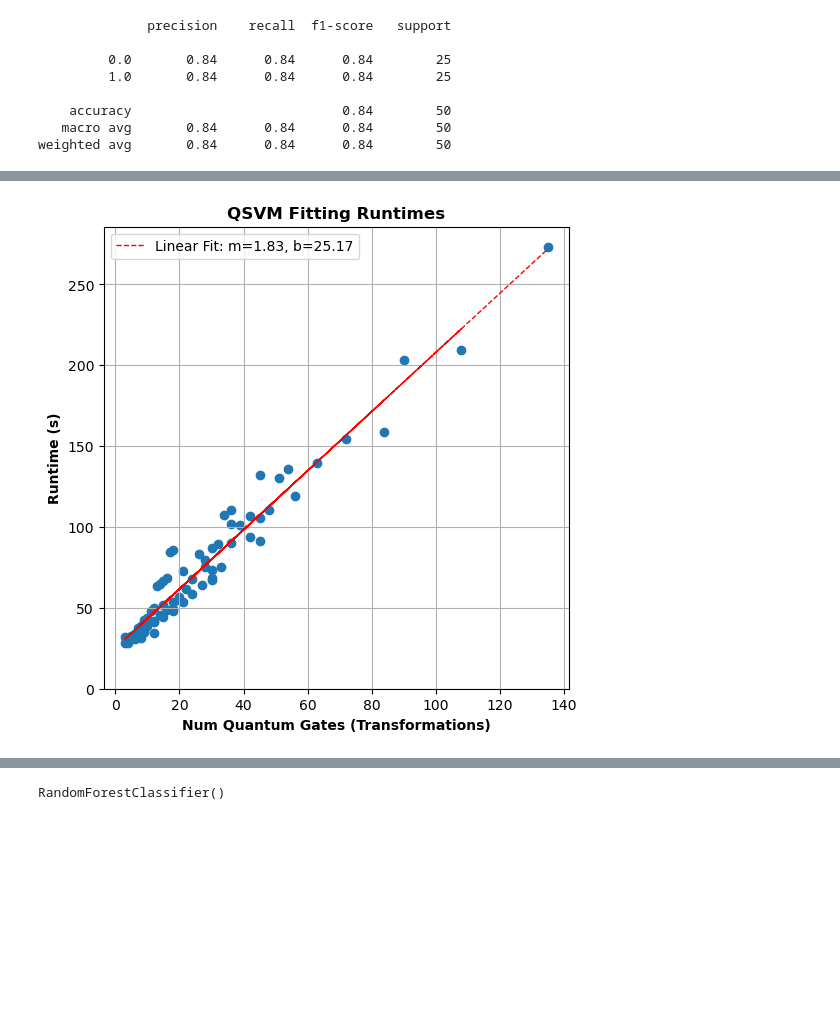
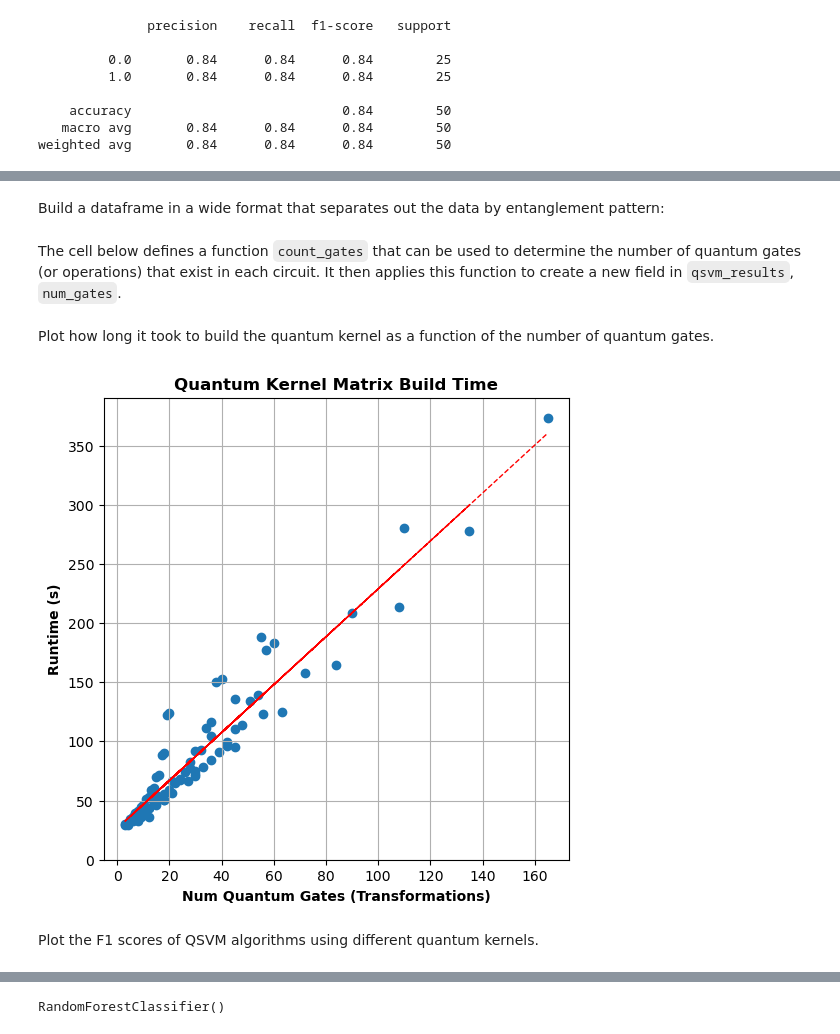
Before and after one commit to williamzjasmine/CUNY_SPS_DS, a Jupyter notebook: DATA_698/final_project/src/Data_698_Final_Project.ipynb, the cells around one changed output, grey strips where cells are left out. Saved outputs shown, nothing was run; the diff lists cells and outputs as text; code cells hidden in the pictures; blank space fills up the shorter version.

```diff
--- a/DATA_698/final_project/src/Data_698_Final_Project.ipynb
+++ b/DATA_698/final_project/src/Data_698_Final_Project.ipynb
@@ -850,5 +843,5 @@ def evaluate_qsvm(qubits_range, entanglement_types, reps_range, importance_df, X
 # %%
-qubits_range = list(range(2,10))
+qubits_range = list(range(2,11))
 entanglement_types = ['linear', 'circular', 'full']
 reps_range = [1,2,3]
 
@@ -866,3 +859,4 @@ sheet_name = 'QSVM'
 #     qsvm_results.to_excel(writer, sheet_name=sheet_name, index=False)
 
 qsvm_results = pd.read_excel(excel_file, sheet_name=sheet_name)
+qsvm_results = qsvm_results[qsvm_results['num_qubits'] <= 10]
@@ -912,3 +912,5 @@ plot_qsvm_results(qsvm_results, 'reps', 'q_time', qubits_range, 'num_qubits',
+# %% [markdown]
+Build a dataframe in a wide format that separates out the data by entanglement pattern:
 # %%
 filter_cols = ['num_qubits', 'reps', 'q_time']
 linear = qsvm_results[qsvm_results['entanglement_type'] == 'linear'][filter_cols]
@@ -918,6 +920,8 @@ full = qsvm_results[qsvm_results['entanglement_type'] == 'full'][filter_cols]
 entanglement_times = pd.merge(full,
                               pd.merge(linear, circular, on=['reps', 'num_qubits'], suffixes=('_linear', '_circular')),
                               on=['reps', 'num_qubits'],suffixes=('full_', ''))
+# %% [markdown]
+The cell below defines a function `count_gates` that can be used to determine the number of quantum gates (or operations) that exist in each circuit. It then applies this function to create a new field in `qsvm_results`, `num_gates`.
 # %%
 def count_gates(pattern, n, r):
     if pattern == 'linear':
@@ -931,28 +935,31 @@ qsvm_results['num_gates'] = qsvm_results.apply(
     lambda row: count_gates(row['entanglement_type'], row['num_qubits'], row['reps']),
     axis=1
 )
+# %% [markdown]
+Plot how long it took to build the quantum kernel as a function of the number of quantum gates.
 # %%
 fig_count += 1
 plt.figure(figsize=(figsize_x, figsize_y))
 
 x = qsvm_results['num_gates']
 y = qsvm_results['q_time']
 m, b = np.polyfit(x, y, 1)  # Linear fit (degree 1)
 
 plt.scatter(qsvm_results['num_gates'], qsvm_results['q_time'])
 plt.plot(x, m * x + b, color='red', ls='--', lw=1, label=f'Linear Fit: m={round(m,2)}, b={round(b,2)}')
 
-plt.title('QSVM Fitting Runtimes', fontweight='bold')
+plt.title('Quantum Kernel Matrix Build Time', fontweight='bold')
 plt.xlabel('Num Quantum Gates (Transformations)', fontweight='bold')
 plt.ylabel('Runtime (s)', fontweight='bold')
 plt.ylim(0)
-plt.legend()
 
 plt.grid()
 plt.savefig(f'../documents/figures/fig_12.png')
 plt.show()
 # %% [output]
-[figure, old version]
+[figure, new version]
+# %% [markdown]
+Plot the F1 scores of QSVM algorithms using different quantum kernels.
 # %%
 _label = 'Num Qubits'
 y_label = 'Class 1 F1-Score'
```
Also changed, not shown: parts of 71 cells of this notebook, 1 other file.
